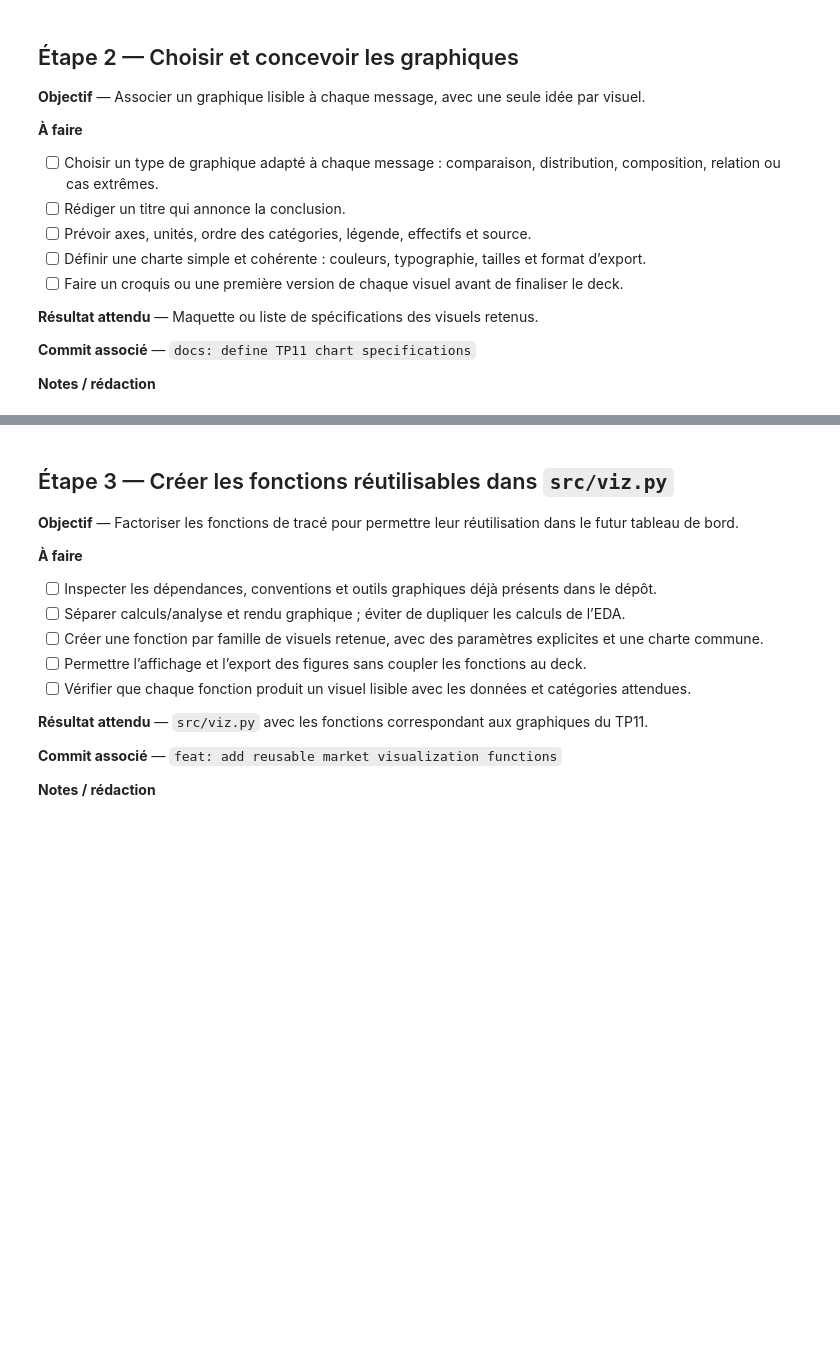
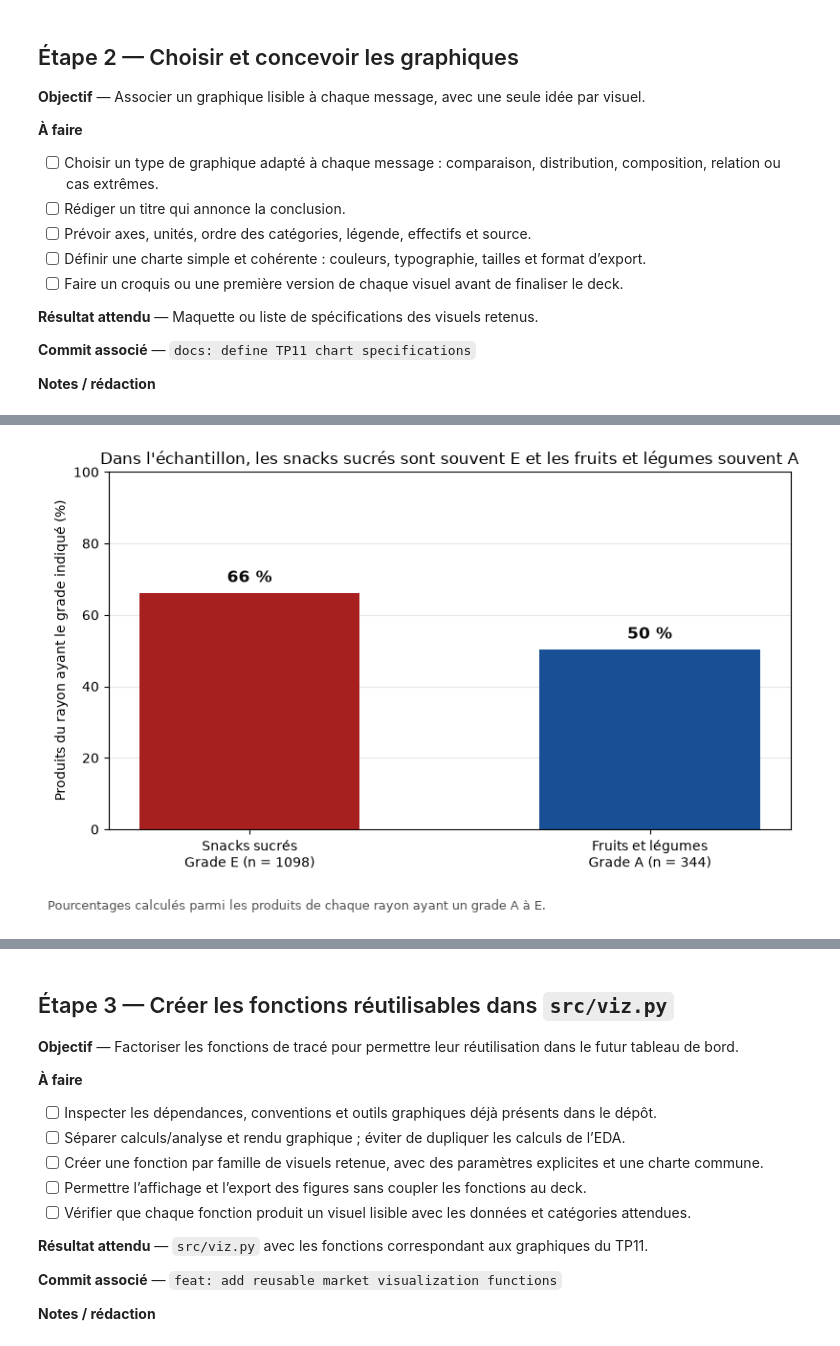
Before and after one commit to SDMM27/NutriScope, a Jupyter notebook: notebooks/tp11_plan_datastorytelling.ipynb, the cells around one changed output, grey strips where cells are left out. Saved outputs shown, nothing was run; the diff lists cells and outputs as text; code cells hidden in the pictures; blank space fills up the shorter version.

```diff
--- a/notebooks/tp11_plan_datastorytelling.ipynb
+++ b/notebooks/tp11_plan_datastorytelling.ipynb
@@ -66,0 +252,89 @@ Pour chaque résultat, avance dans cet ordre : **message → chiffre vérifié
+# %%
+# Grades selon le rayon
+import matplotlib.pyplot as plt
+
+
+def tracer_grades_mis_en_avant(df):
+    """Compare la part des grades E et A dans deux rayons de l'échantillon."""
+    table = eda_lib.croisement_rayon_grade(df)
+
+    donnees = [
+        {
+            "rayon": "Snacks sucrés",
+            "nom_rayon": "Sugary snacks",
+            "grade": "e",
+            "couleur": "#a81f1f",
+        },
+        {
+            "rayon": "Fruits et légumes",
+            "nom_rayon": "Fruits and vegetables",
+            "grade": "a",
+            "couleur": "#184f95",
+        },
+    ]
+
+    parts = []
+    etiquettes = []
+    couleurs = []
+
+    for element in donnees:
+        if element["nom_rayon"] not in table.index:
+            raise ValueError(f"Rayon absent des données : {element['nom_rayon']}")
+
+        effectif_note = int(table.loc[element["nom_rayon"]].sum())
+        effectif_grade = int(table.loc[element["nom_rayon"], element["grade"]])
+        pourcentage = effectif_grade / effectif_note * 100
+
+        parts.append(pourcentage)
+        etiquettes.append(
+            f"{element['rayon']}\nGrade {element['grade'].upper()} (n = {effectif_note})"
+        )
+        couleurs.append(element["couleur"])
+
+    fig, ax = plt.subplots(figsize=(8, 5))
+
+    barres = ax.bar(
+        etiquettes,
+        parts,
+        color=couleurs,
+        width=0.55,
+    )
+
+    for barre, valeur in zip(barres, parts):
+        ax.text(
+            barre.get_x() + barre.get_width() / 2,
+            valeur + 2,
+            f"{valeur:.0f} %".replace(".", ","),
+            ha="center",
+            va="bottom",
+            fontweight="bold",
+            fontsize=12,
+            color=ENCRE,
+        )
+
+    ax.set_ylim(0, 100)
+    ax.set_ylabel("Produits du rayon ayant le grade indiqué (%)")
+    ax.set_title(
+        "Dans l'échantillon, les snacks sucrés sont souvent E "
+        "et les fruits et légumes souvent A"
+    )
+    ax.grid(axis="y", alpha=0.3)
+    ax.set_axisbelow(True)
+
+    fig.text(
+        0.01,
+        0.01,
+        "Pourcentages calculés parmi les produits de chaque rayon ayant un grade A à E.",
+        ha="left",
+        fontsize=9,
+        color="#52514e",
+    )
+
+    fig.tight_layout(rect=(0, 0.06, 1, 1))
+    return fig, ax
+
+
+fig, ax = tracer_grades_mis_en_avant(par_rayon)
+plt.show()
+# %% [output]
+[figure, added]
```
Also changed, not shown: parts of 9 cells of this notebook.
